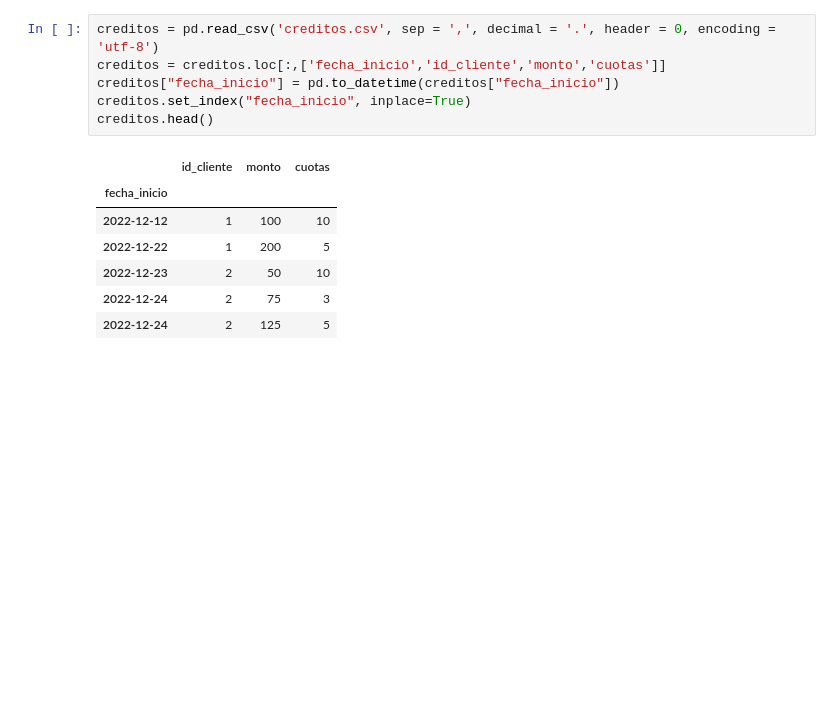
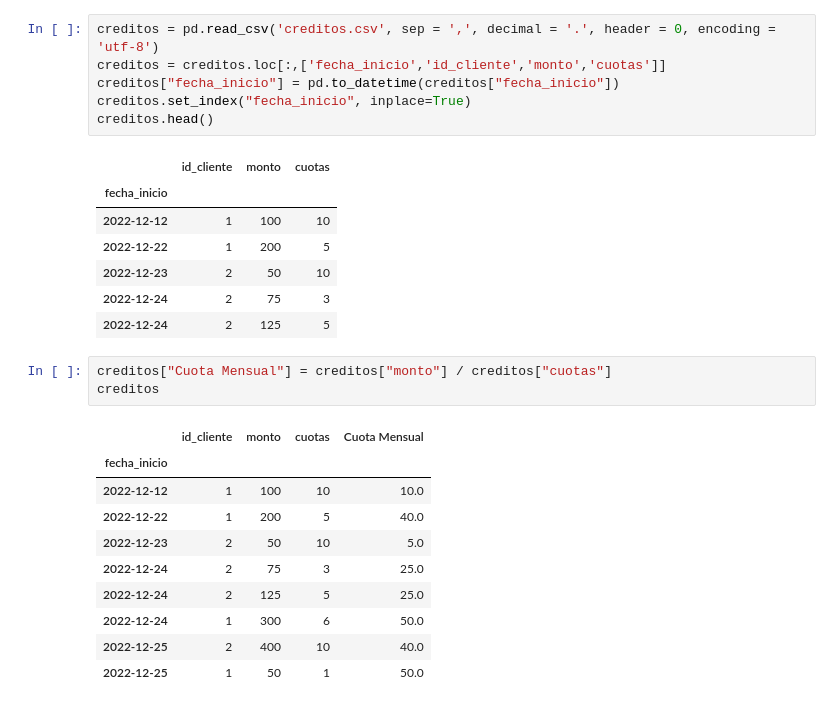
Before and after one commit to oecorrechag/Home-functions, a Jupyter notebook: agrupaciones/endeudamiento.ipynb, the cells around one changed output. Drawn from its saved outputs; the diff is of its cells as text; blank space fills up the shorter version.

Commit message:
calculo de endeudamiento mensual

```diff
--- a/agrupaciones/endeudamiento.ipynb
+++ b/agrupaciones/endeudamiento.ipynb
@@ -122,3 +122,17 @@ creditos.head()
 | 2022-12-23 | 2 | 50 | 10 |
 | 2022-12-24 | 2 | 75 | 3 |
 | 2022-12-24 | 2 | 125 | 5 |
+# %%
+creditos["Cuota Mensual"] = creditos["monto"] / creditos["cuotas"]
+creditos
+# %% [output]
+|  | id_cliente | monto | cuotas | Cuota Mensual |
+| fecha_inicio |  |  |  |  |
+| 2022-12-12 | 1 | 100 | 10 | 10.0 |
+| 2022-12-22 | 1 | 200 | 5 | 40.0 |
+| 2022-12-23 | 2 | 50 | 10 | 5.0 |
+| 2022-12-24 | 2 | 75 | 3 | 25.0 |
+| 2022-12-24 | 2 | 125 | 5 | 25.0 |
+| 2022-12-24 | 1 | 300 | 6 | 50.0 |
+| 2022-12-25 | 2 | 400 | 10 | 40.0 |
+| 2022-12-25 | 1 | 50 | 1 | 50.0 |
```
Also changed, not shown: parts of 2 cells of this notebook.
